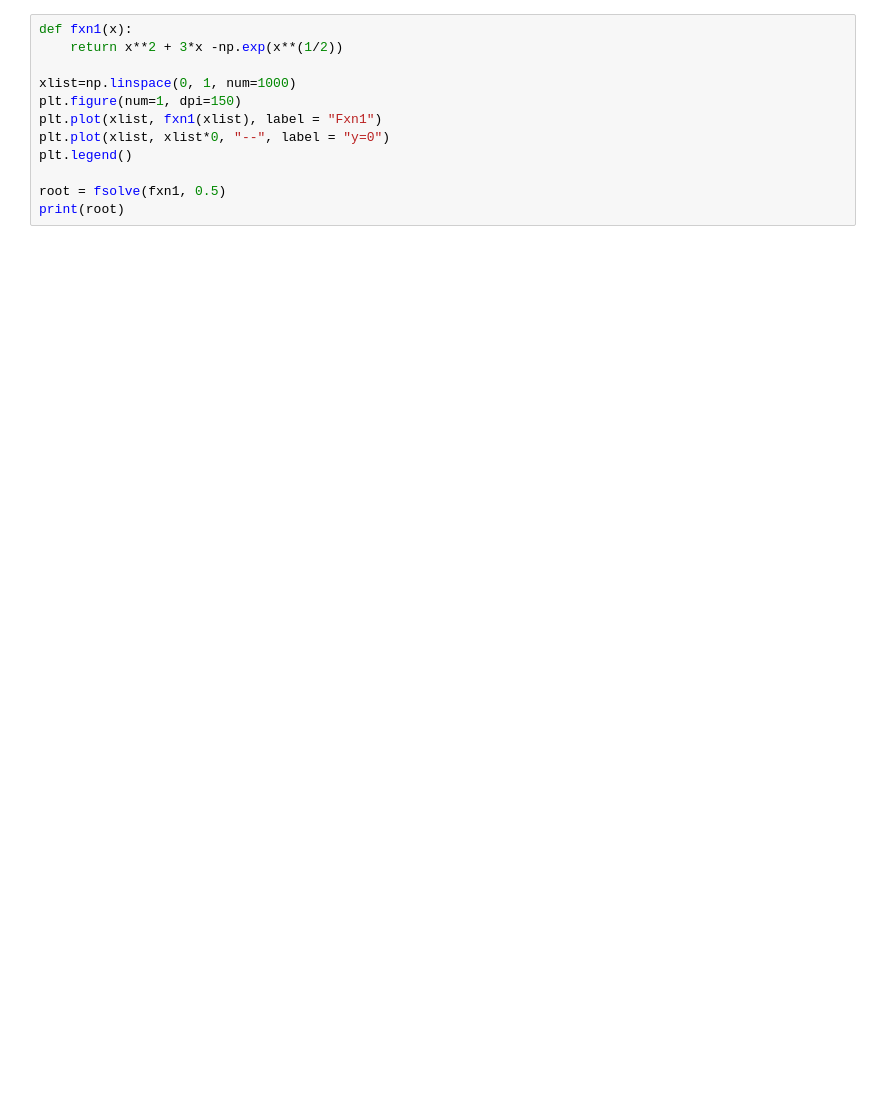
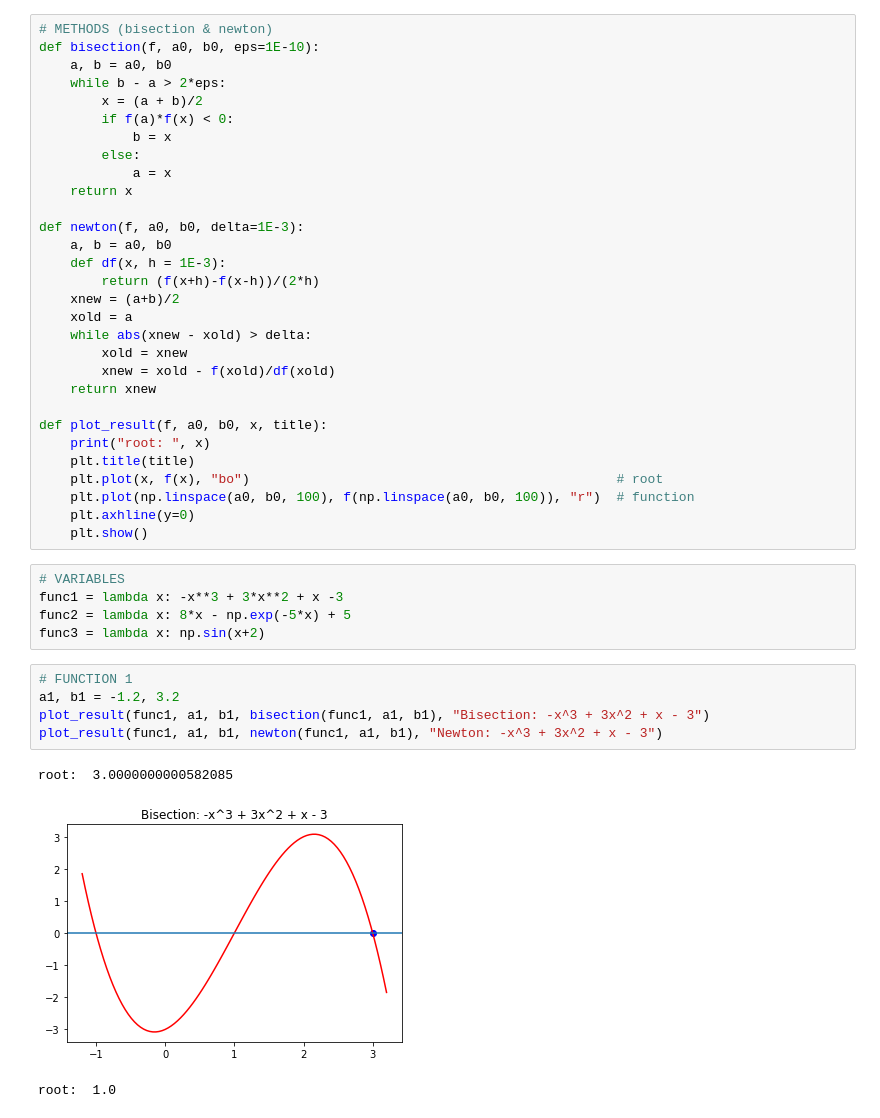
Before and after one commit to jmoravec01/MSW, a Jupyter notebook: MSW_5.ipynb, the cells around one changed output. Saved outputs shown, nothing was run; the diff lists cells and outputs as text; blank space fills up the shorter version.

```diff
--- a/MSW_5.ipynb
+++ b/MSW_5.ipynb
@@ -54,12 +5,44 @@ Error:
-# %%
-def fxn1(x):
-    return x**2 + 3*x -np.exp(x**(1/2))
-
-xlist=np.linspace(0, 1, num=1000)
-plt.figure(num=1, dpi=150)
-plt.plot(xlist, fxn1(xlist), label = "Fxn1")
-plt.plot(xlist, xlist*0, "--", label = "y=0")
-plt.legend()
-
-root = fsolve(fxn1, 0.5)
-print(root)
+# %%
+# METHODS (bisection & newton)
+def bisection(f, a0, b0, eps=1E-10):
+    a, b = a0, b0
+    while b - a > 2*eps:
+        x = (a + b)/2
+        if f(a)*f(x) < 0:
+            b = x
+        else:
+            a = x
+    return x
+
+def newton(f, a0, b0, delta=1E-3):
+    a, b = a0, b0
+    def df(x, h = 1E-3):
+        return (f(x+h)-f(x-h))/(2*h)
+    xnew = (a+b)/2
+    xold = a
+    while abs(xnew - xold) > delta:
+        xold = xnew
+        xnew = xold - f(xold)/df(xold)
+    return xnew
+
+def plot_result(f, a0, b0, x, title):
+    print("root: ", x)
+    plt.title(title)
+    plt.plot(x, f(x), "bo")                                               # root
+    plt.plot(np.linspace(a0, b0, 100), f(np.linspace(a0, b0, 100)), "r")  # function
+    plt.axhline(y=0)
+    plt.show()
+# %%
+# VARIABLES
+func1 = lambda x: -x**3 + 3*x**2 + x -3
+func2 = lambda x: 8*x - np.exp(-5*x) + 5
+func3 = lambda x: np.sin(x+2)
+# %%
+# FUNCTION 1
+a1, b1 = -1.2, 3.2
+plot_result(func1, a1, b1, bisection(func1, a1, b1), "Bisection: -x^3 + 3x^2 + x - 3")
+plot_result(func1, a1, b1, newton(func1, a1, b1), "Newton: -x^3 + 3x^2 + x - 3")
+# %% [output]
+root:  3.0000000000582085
+[figure, added]
+root:  1.0
```
Also changed, not shown: parts of 5 cells of this notebook.
